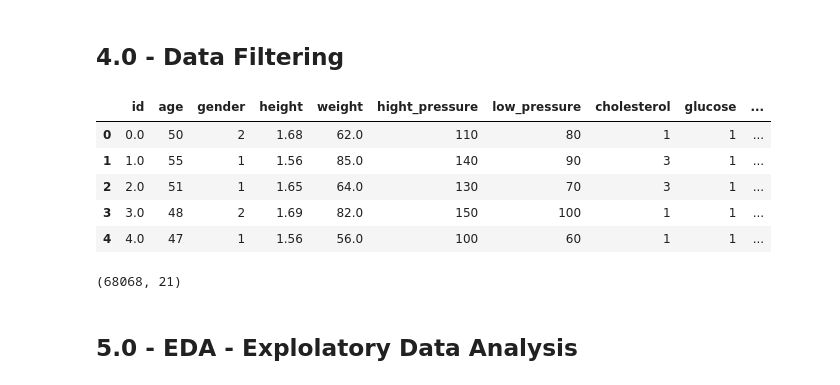
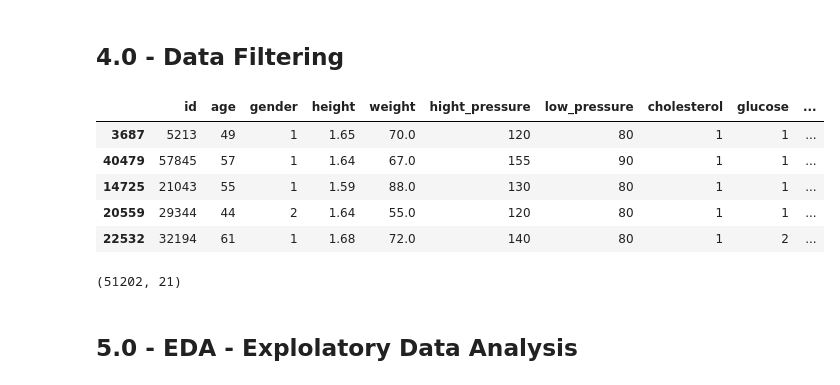
Before and after one commit to alessandra-barbosa/cardio_catch_disease, a Jupyter notebook: AB_cardio_catch_diseases_0.ipynb, the cells around one changed output. Cells and saved outputs as stored; diff of their text form; code cells hidden in the pictures.

```diff
--- a/AB_cardio_catch_diseases_0.ipynb
+++ b/AB_cardio_catch_diseases_0.ipynb
@@ -425,24 +434,24 @@ df_train['divergent'] = df_train['difference'].apply(lambda x: 1 if x >= 60 else
 Other important feature is BMI where it's possible correlation with cardiac diseases because of obesity<a href="https://centrodeobesidadeediabetes.org.br/tudo-sobre-obesidade/calculadora-de-imc/#:~:text=Compartilhar%3A,ao%20quadrado%20(em%20metros)."> BMI calc</a>
 # %%
 # BMI calculus and slices in four levels
-df_train['bmi'] = (df_train['weight']/(df_train['height'] * df_train['height']))
-df_train['bmi_level'] = df_train['bmi'].apply(lambda x:
+df1['bmi'] = (df1['weight']/(df1['height'] * df1['height']))
+df1['bmi_level'] = df1['bmi'].apply(lambda x:
                                               'underweight' if x <= 18.5 else
                                               'normal'      if x >  18.5 and x <= 24.9 else
                                               'overweight'  if x >= 25.0 and x <= 29.9 else
                                               'obesity')
 # %%
 # Hypertension and Hipotension binary
-df_train['hypertension'] = df_train.apply(lambda x: 1 if x[4] >=140 and x[5] >= 90 else 0, axis=1)
-df_train['hypotension'] = df_train.apply(lambda x: 1 if x[4] <=90 and x[5] <= 60 else 0, axis=1)
+df1['hypertension'] = df1.apply(lambda x: 1 if x[4] >=140 and x[5] >= 90 else 0, axis=1)
+df1['hypotension'] = df1.apply(lambda x: 1 if x[4] <=90 and x[5] <= 60 else 0, axis=1)
 # %%
 # Slicing ages with three ranges
-df_train['age_range'] = df_train['age'].apply(lambda x: 'age_0_50'    if x <= 50
+df1['age_range'] = df1['age'].apply(lambda x: 'age_0_50'    if x <= 50
                                                    else 'age_51_59'   if x >= 51 and x <= 59
                                                    else 'age_60_over' if x >= 60
                                                    else x)
 # %%
-df_train['weight_range'] = df_train['weight'].apply(
+df1['weight_range'] = df1['weight'].apply(
     lambda x:   0.50 if x <= 50  else
                 0.75 if x >= 51  and x <= 75 else
                 1.00 if x >= 76  and x <= 100 else
@@ -452,13 +461,13 @@ df_train['weight_range'] = df_train['weight'].apply(
 # %% [markdown]
 ## 4.0 - Data Filtering
 # %%
-df_train.head()
+df1.head()
 # %% [output]
 |  | id | age | gender | height | weight | hight_pressure | low_pressure | cholesterol | glucose | ... |
-| 0 | 0.0 | 50 | 2 | 1.68 | 62.0 | 110 | 80 | 1 | 1 | ... |
-| 1 | 1.0 | 55 | 1 | 1.56 | 85.0 | 140 | 90 | 3 | 1 | ... |
-| 2 | 2.0 | 51 | 1 | 1.65 | 64.0 | 130 | 70 | 3 | 1 | ... |
-| 3 | 3.0 | 48 | 2 | 1.69 | 82.0 | 150 | 100 | 1 | 1 | ... |
-| 4 | 4.0 | 47 | 1 | 1.56 | 56.0 | 100 | 60 | 1 | 1 | ... |
+| 3687 | 5213 | 49 | 1 | 1.65 | 70.0 | 120 | 80 | 1 | 1 | ... |
+| 40479 | 57845 | 57 | 1 | 1.64 | 67.0 | 155 | 90 | 1 | 1 | ... |
+| 14725 | 21043 | 55 | 1 | 1.59 | 88.0 | 130 | 80 | 1 | 1 | ... |
+| 20559 | 29344 | 44 | 2 | 1.64 | 55.0 | 120 | 80 | 1 | 1 | ... |
+| 22532 | 32194 | 61 | 1 | 1.68 | 72.0 | 140 | 80 | 1 | 2 | ... |
 # %%
 # Data Filtering rows, values or columns
@@ -466,7 +475,7 @@ df_train = df_train.drop('id', axis=1)
 # %%
-df_train.shape
+df1.shape
 # %% [output]
-(68068, 21)
+(51202, 21)
 # %% [markdown]
 ## 5.0 - EDA - Explolatory Data Analysis
 # %% [markdown]
```
Also changed, not shown: parts of 94 cells of this notebook.
